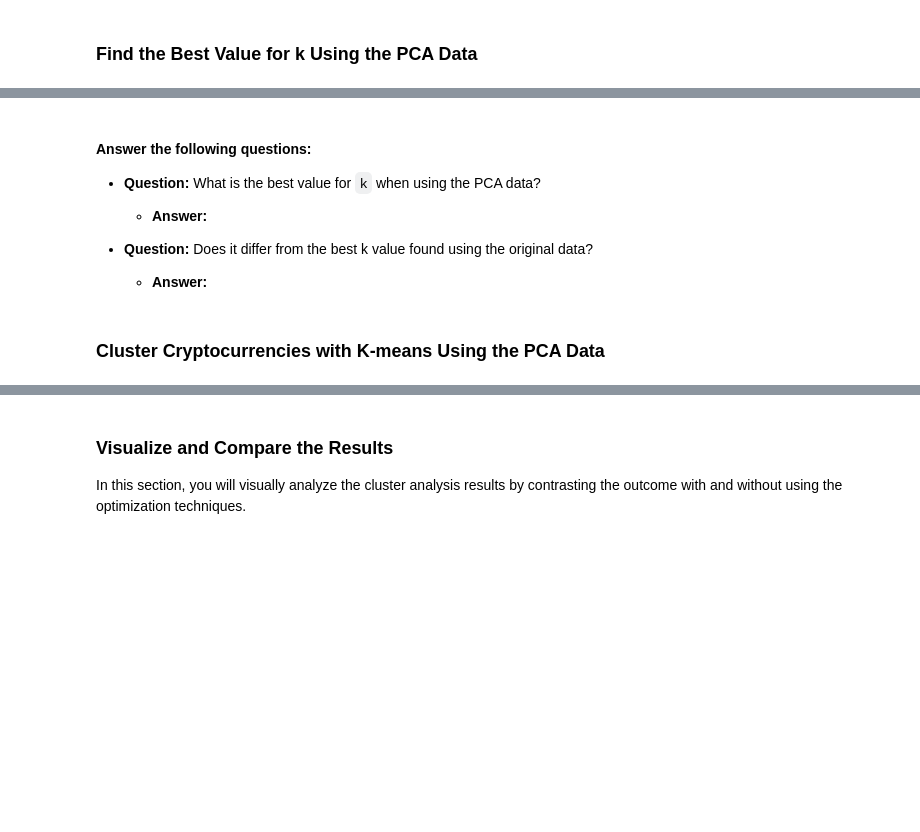
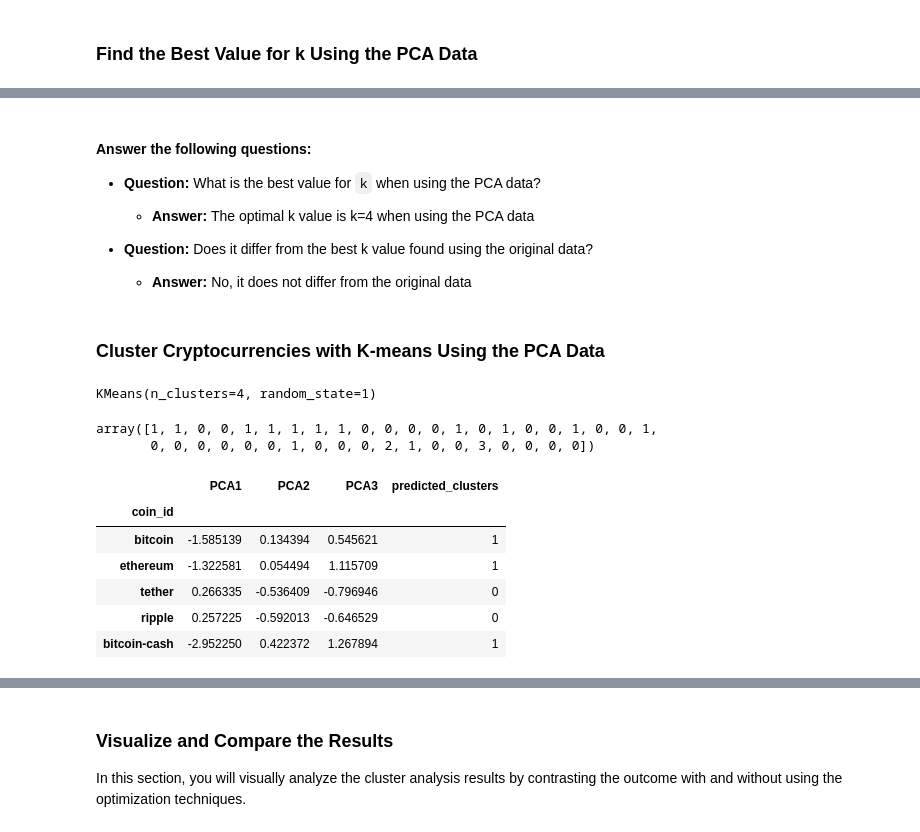
Before and after one commit to Faith-Hall/CryptoClustering, a Jupyter notebook: Code/Crypto_Clustering.ipynb, the cells around one changed output, grey strips where cells are left out. Cells and saved outputs as stored; diff of their text form; code cells hidden in the pictures; blank space fills up the shorter version.

```diff
--- a/Code/Crypto_Clustering.ipynb
+++ b/Code/Crypto_Clustering.ipynb
@@ -251,11 +284,15 @@ predict_clusters.hvplot.scatter(
 # %%
 # Create an empty list to store the inertia values
-
+inertia_2 = []
 
 # Create a for loop to compute the inertia with each possible value of k
 # Inside the loop:
 # 1. Create a KMeans model using the loop counter for the n_clusters
 # 2. Fit the model to the data using `df_market_data_pca`
 # 3. Append the model.inertia_ to the inertia list
+for i in k:
+    k_model = KMeans(n_clusters=i, random_state=1)
+    k_model.fit(cluster_pca_df)
+    inertia_2.append(k_model.inertia_)
 # %%
 # Create a dictionary with the data to plot the Elbow curve
@@ -269,30 +324,48 @@ predict_clusters.hvplot.scatter(
 
 * **Question:** What is the best value for `k` when using the PCA data?
 
-  * **Answer:**
+  * **Answer:** The optimal k value is k=4 when using the PCA data
 
 
 * **Question:** Does it differ from the best k value found using the original data?
 
-  * **Answer:**
+  * **Answer:** No, it does not differ from the original data
 # %% [markdown]
 ### Cluster Cryptocurrencies with K-means Using the PCA Data
 # %%
 # Initialize the K-Means model using the best value for k
+model = KMeans(n_clusters=4, random_state=1)
 # %%
 # Fit the K-Means model using the PCA data
+model.fit(cluster_pca_df)
+# %% [output]
+KMeans(n_clusters=4, random_state=1)
 # %%
 # Predict the clusters to group the cryptocurrencies using the PCA data
+k_4 = model.predict(cluster_pca_df)
 
 # Print the resulting array of cluster values.
+k_4
+# %% [output]
+array([1, 1, 0, 0, 1, 1, 1, 1, 1, 0, 0, 0, 0, 1, 0, 1, 0, 0, 1, 0, 0, 1,
+       0, 0, 0, 0, 0, 0, 1, 0, 0, 0, 2, 1, 0, 0, 3, 0, 0, 0, 0])
 # %%
 # Create a copy of the DataFrame with the PCA data
-
+copy_pca = cluster_pca_df.copy()
 
 # Add a new column to the DataFrame with the predicted clusters
-
+copy_pca['predicted_clusters'] = k_4
 
 # Display sample data
+copy_pca.head()
+# %% [output]
+|  | PCA1 | PCA2 | PCA3 | predicted_clusters |
+| coin_id |  |  |  |  |
+| bitcoin | -1.585139 | 0.134394 | 0.545621 | 1 |
+| ethereum | -1.322581 | 0.054494 | 1.115709 | 1 |
+| tether | 0.266335 | -0.536409 | -0.796946 | 0 |
+| ripple | 0.257225 | -0.592013 | -0.646529 | 0 |
+| bitcoin-cash | -2.952250 | 0.422372 | 1.267894 | 1 |
 # %%
 # Create a scatter plot using hvPlot by setting
 # `x="PC1"` and `y="PC2"`.
```
Also changed, not shown: parts of 15 cells of this notebook.
